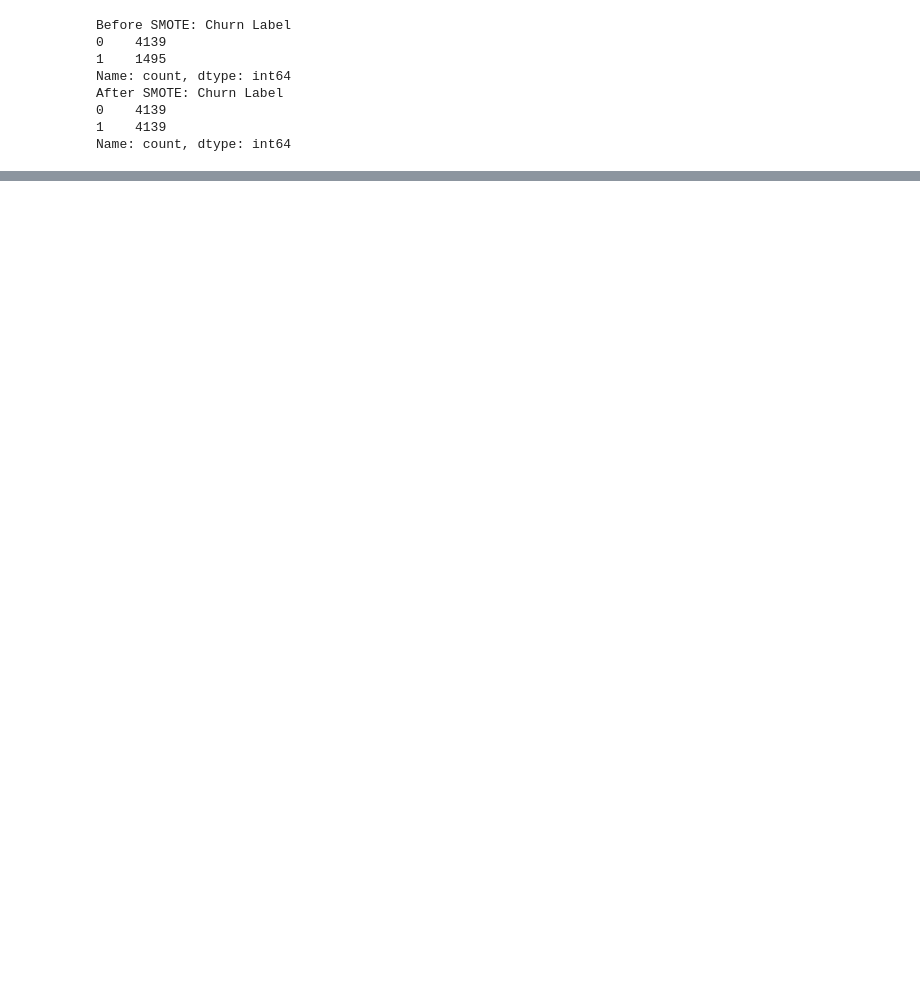
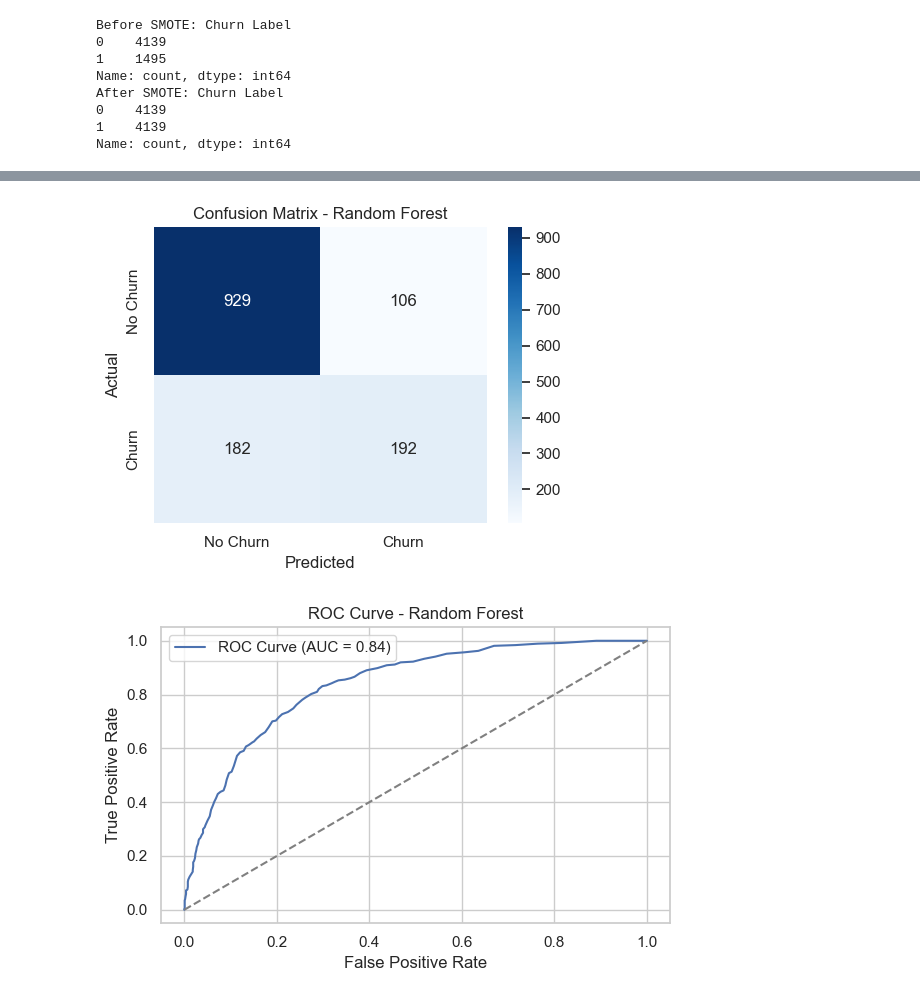
Before and after one commit to amharringthon/IBM-Telco-Churn-Prediction, a Jupyter notebook: Telecom_Churn_EDA_Model.ipynb, the cells around one changed output, grey strips where cells are left out. Drawn from its saved outputs; the diff is of its cells as text; code cells hidden in the pictures; blank space fills up the shorter version.

```diff
--- a/Telecom_Churn_EDA_Model.ipynb
+++ b/Telecom_Churn_EDA_Model.ipynb
@@ -854,15 +850,0 @@ print("🧠 Top 15 features:\n", top_features)
-# %%
-# Filtrar X_train y X_test con top features
-X_train_top = X_train[top_features]
-X_test_top = X_test[top_features]
-
-# Entrenar nuevo modelo
-rf_top = RandomForestClassifier(random_state=42)
-rf_top.fit(X_train_top, y_train)
-
-# Predecir
-y_pred_top = rf_top.predict(X_test_top)
-
-# Evaluar
-print("📊 Random Forest with top 15 features:\n")
-print(classification_report(y_test, y_pred_top))
@@ -1027,0 +853,62 @@ weighted avg       0.78      0.77      0.77      1409
+# %%
+from sklearn.ensemble import RandomForestClassifier
+from sklearn.model_selection import cross_val_score
+from sklearn.metrics import accuracy_score, classification_report, confusion_matrix, roc_auc_score, roc_curve
+import matplotlib.pyplot as plt
+import seaborn as sns
+import numpy as np
+import pandas as pd
+
+# Initialize and train the model
+rf_model = RandomForestClassifier(n_estimators=100, random_state=42)
+rf_model.fit(X_train, y_train)
+
+# Predictions
+y_pred_rf = rf_model.predict(X_test)
+y_proba_rf = rf_model.predict_proba(X_test)[:, 1]  # For ROC curve
+
+# Cross-validation scores (5-fold CV)
+cv_scores_rf = cross_val_score(rf_model, X_train, y_train, cv=5, scoring='accuracy')
+cv_mean_rf = np.mean(cv_scores_rf)
+
+# Evaluation metrics
+accuracy_rf = accuracy_score(y_test, y_pred_rf)
+print(f"Random Forest Accuracy: {accuracy_rf:.4f}")
+print(f"Cross-validation Accuracy: {cv_mean_rf:.4f}")  # Display CV score
+print("\nClassification Report:\n", classification_report(y_test, y_pred_rf))
+
+# Confusion matrix
+plt.figure(figsize=(5, 4))
+sns.heatmap(confusion_matrix(y_test, y_pred_rf), annot=True, fmt='d', cmap='Blues',
+            xticklabels=["No Churn", "Churn"], yticklabels=["No Churn", "Churn"])
+plt.xlabel("Predicted")
+plt.ylabel("Actual")
+plt.title("Confusion Matrix - Random Forest")
+plt.tight_layout()
+plt.show()
+
+# ROC Curve
+fpr_rf, tpr_rf, thresholds_rf = roc_curve(y_test, y_proba_rf)
+plt.figure(figsize=(6, 4))
+plt.plot(fpr_rf, tpr_rf, label=f"ROC Curve (AUC = {roc_auc_score(y_test, y_proba_rf):.2f})")
+plt.plot([0, 1], [0, 1], linestyle="--", color="gray")
+plt.xlabel("False Positive Rate")
+plt.ylabel("True Positive Rate")
+plt.title("ROC Curve - Random Forest")
+plt.legend()
+plt.tight_layout()
+plt.show()
+
+# Feature importance
+feature_importance_rf = rf_model.feature_importances_
+feature_df_rf = pd.DataFrame({'Feature': X.columns, 'Importance': feature_importance_rf})
+feature_df_rf = feature_df_rf.sort_values(by='Importance', ascending=False)
+
+# Plot top 15 most important features
+plt.figure(figsize=(10, 6))
+sns.barplot(x="Importance", y="Feature", data=feature_df_rf.head(15), palette="coolwarm")
+plt.title("Top 15 Most Important Features - Random Forest")
+plt.xlabel("Feature Importance Score")
+plt.tight_layout()
+plt.show()
+# %% [output]
@@ -1027,0 +927,2 @@ weighted avg       0.78      0.77      0.77      1409
+[figure, added]
+[figure, added]
```
Also changed, not shown: parts of 71 cells of this notebook, 1 other file.
